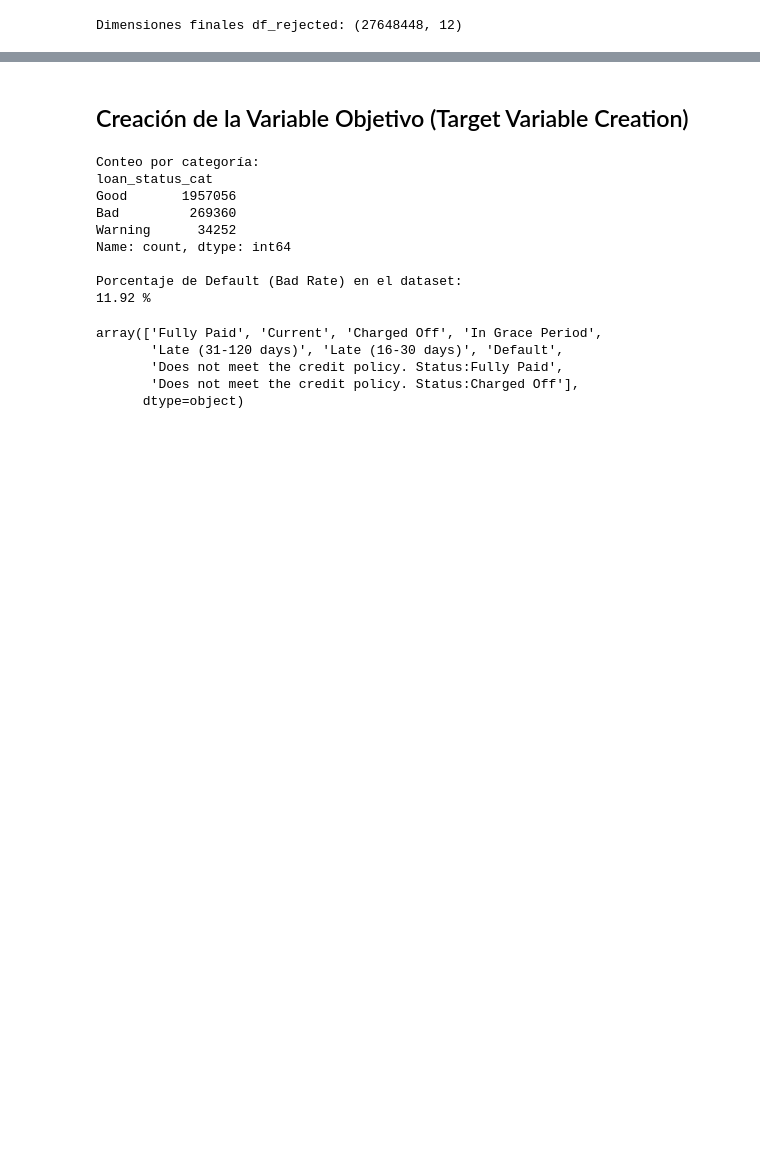
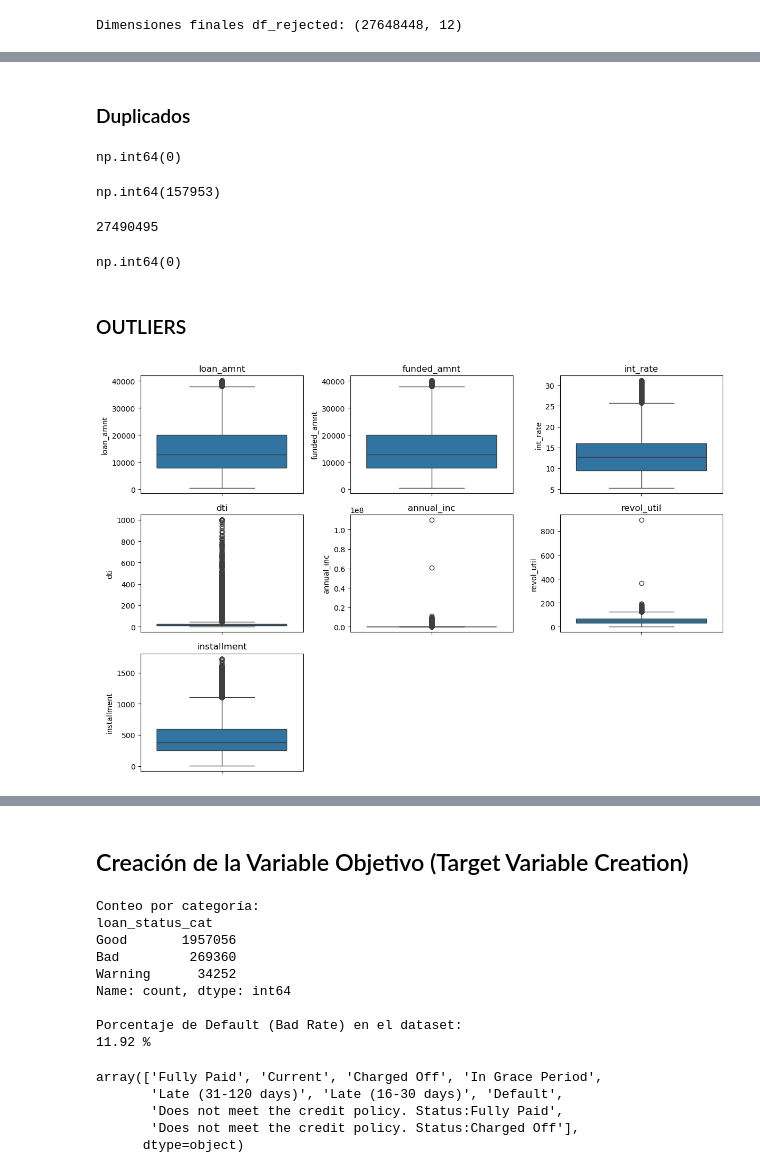
Before and after one commit to arturotowers/Proyecto_Lab_Indicadores, a Jupyter notebook: Notebook/Proyecto_LendingClub.ipynb, the cells around one changed output, grey strips where cells are left out. Cells and saved outputs as stored; diff of their text form; code cells hidden in the pictures; blank space fills up the shorter version.

```diff
--- a/Notebook/Proyecto_LendingClub.ipynb
+++ b/Notebook/Proyecto_LendingClub.ipynb
@@ -353,0 +406,41 @@ En resumen, la limpieza prioriza **preservar la información de negocio**, inter
+# %% [markdown]
+### Duplicados
+# %%
+df_accepted.duplicated().sum()
+# %% [output]
+np.int64(0)
+# %%
+df_rejected.duplicated().sum()
+# %% [output]
+np.int64(157953)
+# %%
+df_rejected = df_rejected.drop_duplicates()
+
+print(len(df_rejected))
+# %% [output]
+27490495
+# %%
+df_rejected.duplicated().sum()
+# %% [output]
+np.int64(0)
+# %% [markdown]
+### OUTLIERS
+# %%
+import matplotlib.pyplot as plt
+import seaborn as sns
+
+# columnas numéricas que quieres revisar
+vars_out = ['loan_amnt', 'funded_amnt', 'int_rate', 'dti',
+            'annual_inc', 'revol_util', 'installment']
+
+plt.figure(figsize=(12, 8))
+
+for i, col in enumerate(vars_out, 1):
+    plt.subplot(3, 3, i)
+    sns.boxplot(data=df_accepted, y=col)
+    plt.title(col)
+
+plt.tight_layout()
+plt.show()
+# %% [output]
+[figure, added]
```
Also changed, not shown: parts of 19 cells of this notebook.
